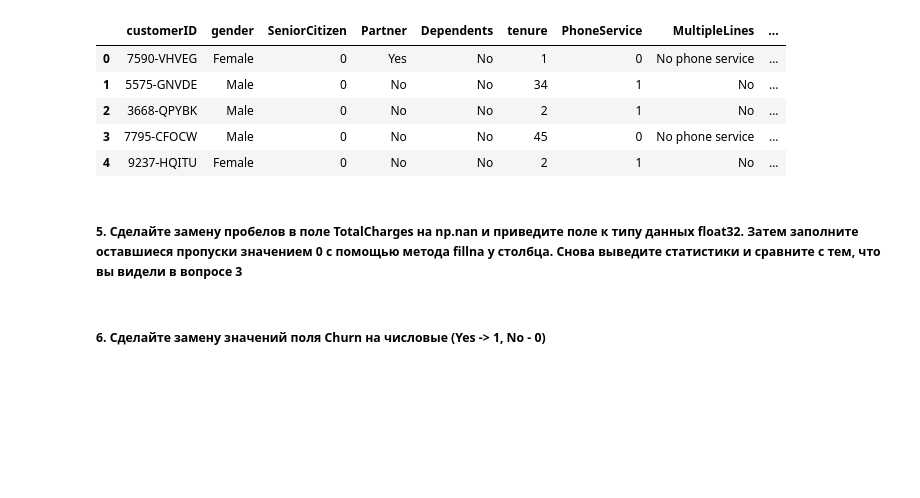
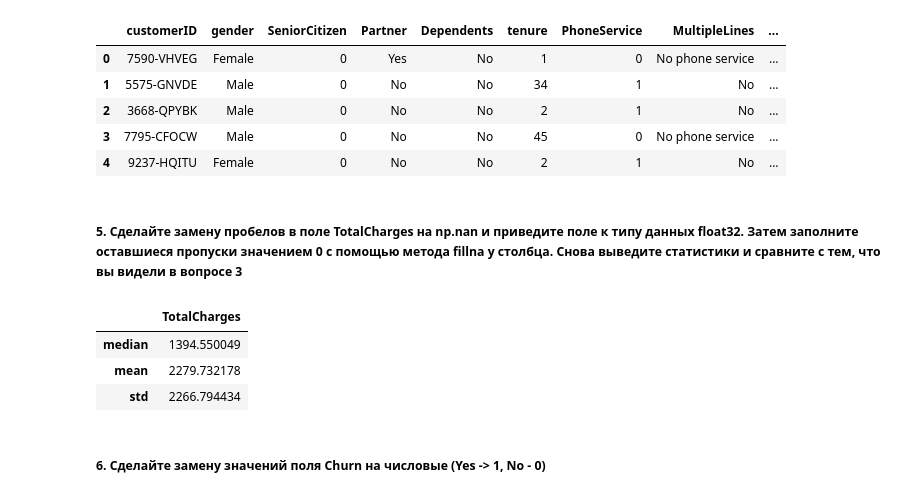
Before and after one commit to AntonyVasilev/ML-in-business, a Jupyter notebook: HW1.ipynb, the cells around one changed output. Cells and saved outputs as stored; diff of their text form; code cells hidden in the pictures; blank space fills up the shorter version.

```diff
--- a/HW1.ipynb
+++ b/HW1.ipynb
@@ -90,7 +91,13 @@ df.head()
 # %%
 df.loc[df['TotalCharges'] == ' ', 'TotalCharges'] = np.nan
 df.TotalCharges = df.TotalCharges.astype('float32')
 df.TotalCharges.fillna(0, inplace=True)
+df.agg({'TotalCharges': ['median', 'mean', 'std']})
+# %% [output]
+|  | TotalCharges |
+| median | 1394.550049 |
+| mean | 2279.732178 |
+| std | 2266.794434 |
 # %% [markdown]
 ##### 6. Сделайте замену значений поля Churn на числовые (Yes -> 1, No - 0)
 # %%
```
Also changed, not shown: parts of 11 cells of this notebook, 1 other file.
